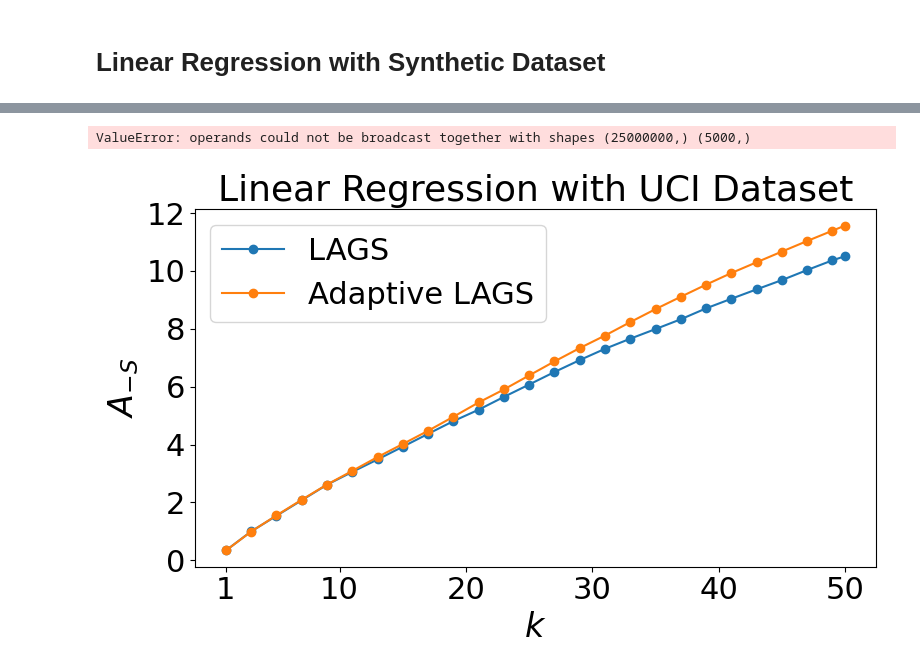
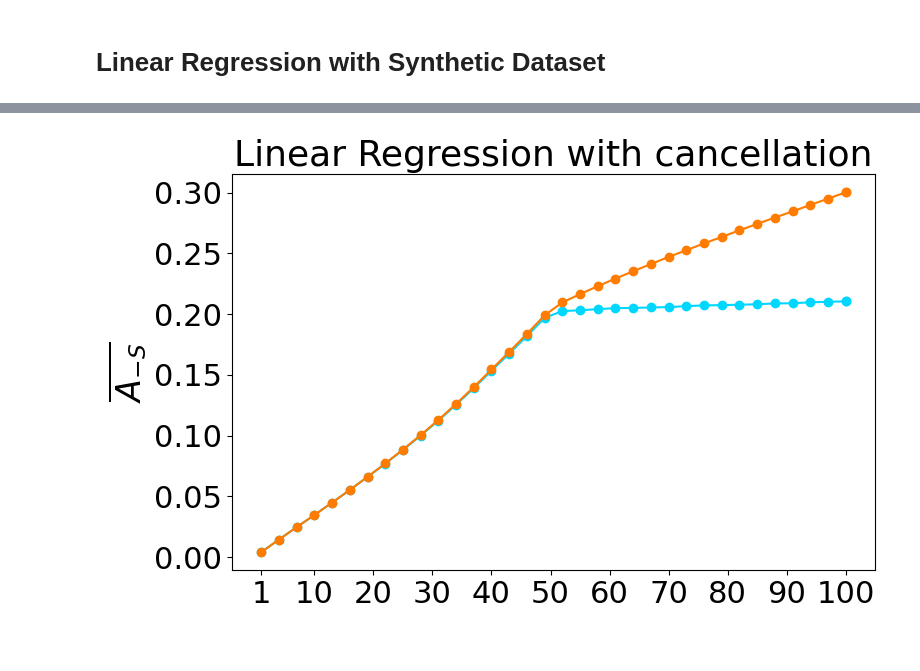
Before and after one commit to sleepymalc/MISS, a Jupyter notebook: linear_regression/synthetic.ipynb, the cells around one changed output, grey strips where cells are left out. Drawn from its saved outputs; the diff is of its cells as text; code cells hidden in the pictures.

```diff
--- a/linear_regression/synthetic.ipynb
+++ b/linear_regression/synthetic.ipynb
@@ -29,18 +32,3 @@ methods = ["LAGS", "Adaptive LAGS"]
 
 test_size = 50
 num_methods, num_experiments, num_ks = len(methods), test_size, len(ks)
-# %%
-# generate d-dimensional data
-mean_n = np.zeros(d)
-mean_n[0] = -1
-
-mean_p = np.zeros(d)
-mean_p[0] = 1
-
-covariance = np.eye(d) * cov
-
-X_train = np.vstack((np.random.multivariate_normal(mean_n, covariance, int(n/2)), np.random.multivariate_normal(mean_p, covariance, int(n/2))))
-Y_train = np.hstack((np.zeros(int(n/2)), np.ones(int(n/2))))
-
-X_test = np.vstack((np.random.multivariate_normal(mean_n, covariance, int(test_size/2)), np.random.multivariate_normal(mean_p, covariance, int(test_size/2))))
-Y_test = np.hstack((np.zeros(int(test_size/2)), np.ones(int(test_size/2))))
@@ -71,33 +107,28 @@ scores_array = scores_array.reshape((num_experiments, num_ks, -1))
 
 scores_method_ks_combo = scores_array.swapaxes(0, 2) # method, k, combo
 scores_ks_method_combo = scores_method_ks_combo.swapaxes(0, 1) # k, method, combo
+scores_ks_method = scores_ks_method_combo.mean(axis=2)
-# %% [output]
-ValueError: operands could not be broadcast together with shapes (25000000,) (5000,)
+# %%
+palette = sns.color_palette("bright")
+colors = [palette[9], palette[1]]
 # %%
-scores_ks_method = scores_ks_method_combo.mean(axis=2)
-
 plt.figure(figsize=(8, 5))  # Create a single plot
 
-plt.title(f'Linear Regression with UCI Dataset', fontsize=26)
+plt.title(f'Linear Regression with {mode}', fontsize=26)
 
-# plt.xlabel('k', fontsize=24)
-# plt.ylabel('Actual Effect', fontsize=24)
-
-plt.xlabel('$k$', fontsize=24)
-plt.ylabel('$A_{-S}$', fontsize=24)
+# plt.xlabel('$k$', fontsize=24)
+plt.ylabel('$\overline{A_{-S}}$', fontsize=24)
 
 for method_idx, method_name in enumerate(methods):
-    plt.plot(ks, scores_ks_method[:, method_idx], marker = 'o', label=method_name)
+     plt.plot(ks, scores_ks_method[:, method_idx], marker='o', label=method_name, color=colors[method_idx])
 
 plt.xticks(np.insert(np.arange(10, max(ks)+1, 10), 0, 1), fontsize=22)
 plt.yticks(fontsize=22)
 
-plt.legend(methods, fontsize=22)
+# plt.legend(methods, fontsize=22)
 
 plt.tight_layout()
 
-plt.savefig('Linear_Regression.svg', format='svg', dpi=300)
-
-plt.show()
+plt.savefig(f'../Figures/Linear_Regression_{mode}_actual.svg', format='svg', dpi=300)
 # %% [output]
-[figure, old version]
+[figure, new version]
```
Also changed, not shown: parts of 6 cells of this notebook, 8 other files.
